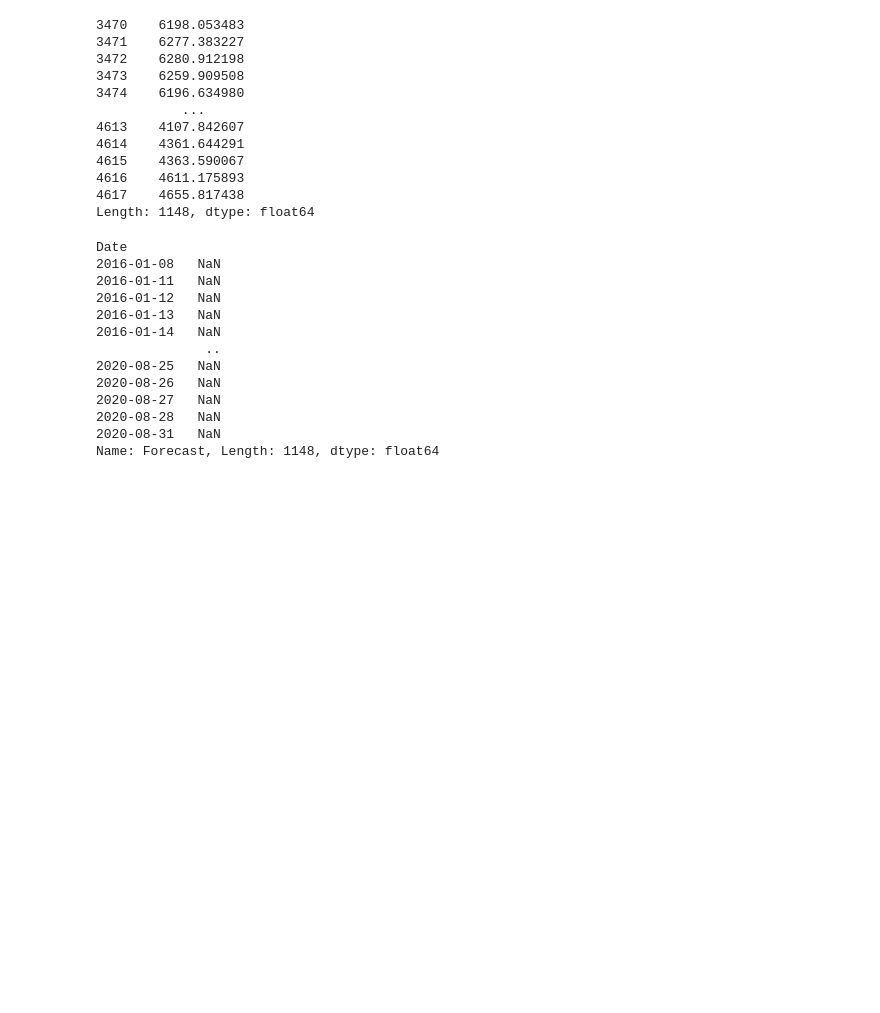
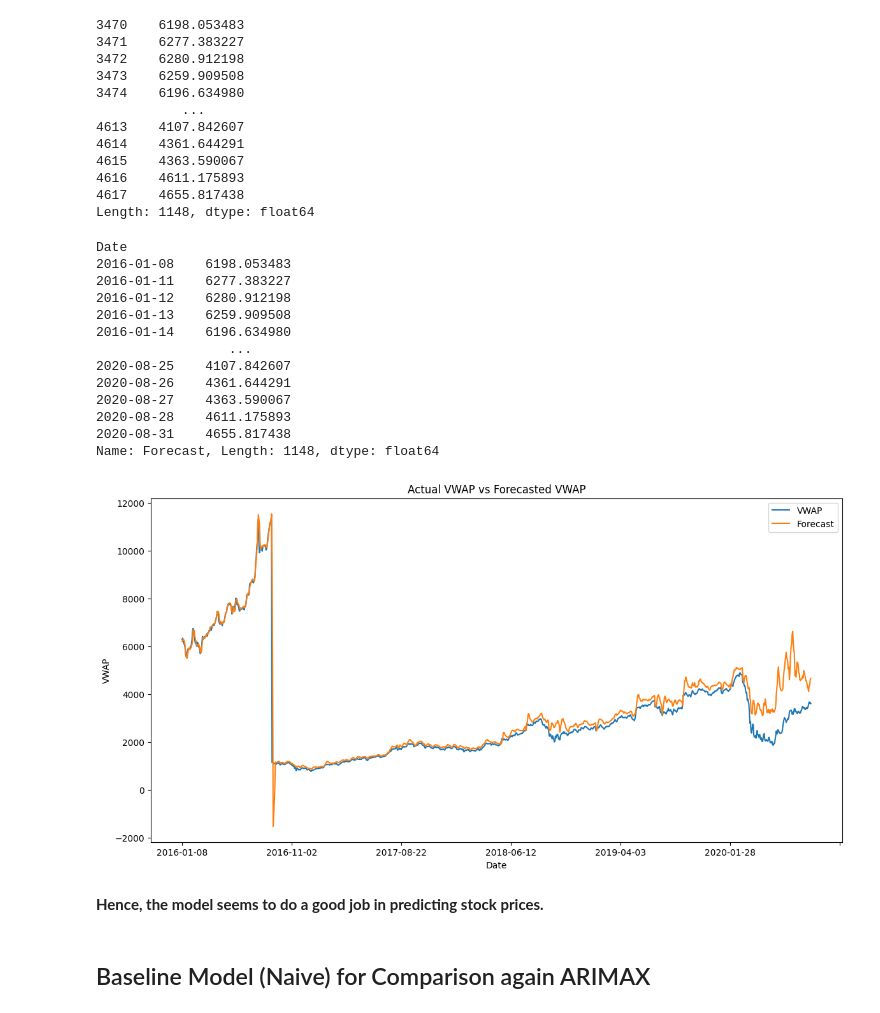
Before and after one commit to suyogshresthaa/Stock-Price-Prediction, a Jupyter notebook: ml_prediction.ipynb, the cells around one changed output. Drawn from its saved outputs; the diff is of its cells as text; code cells hidden in the pictures; blank space fills up the shorter version.

```diff
--- a/ml_prediction.ipynb
+++ b/ml_prediction.ipynb
@@ -278,3 +278,5 @@ Total fit time: 36.938 seconds
+# %%
+test_data = test_data.copy()
 # %%
 ## predicting
 predictions = model.predict(n_periods=len(test_data), X=test_data[features])
@@ -296,20 +298,33 @@ print(predictions)
 4617    4655.817438
 Length: 1148, dtype: float64
 # %%
-test_data['Forecast'] = predictions
+test_data['Forecast'] = predictions.values
 # %%
 test_data['Forecast']
 # %% [output]
 Date
-2016-01-08   NaN
-2016-01-11   NaN
-2016-01-12   NaN
-2016-01-13   NaN
-2016-01-14   NaN
-              ..
-2020-08-25   NaN
-2020-08-26   NaN
-2020-08-27   NaN
-2020-08-28   NaN
-2020-08-31   NaN
+2016-01-08    6198.053483
+2016-01-11    6277.383227
+2016-01-12    6280.912198
+2016-01-13    6259.909508
+2016-01-14    6196.634980
+                 ...
+2020-08-25    4107.842607
+2020-08-26    4361.644291
+2020-08-27    4363.590067
+2020-08-28    4611.175893
+2020-08-31    4655.817438
 Name: Forecast, Length: 1148, dtype: float64
+# %%
+## plotting the actual VWAP and predicted VWAP
+test_data[['VWAP', 'Forecast']].plot(figsize=(14,7))
+plt.xlabel('Date')
+plt.ylabel('VWAP')
+plt.title('Actual VWAP vs Forecasted VWAP')
+plt.show()
+# %% [output]
+[figure, added]
+# %% [markdown]
+**Hence, the model seems to do a good job in predicting stock prices.**
+# %% [markdown]
+## Baseline Model (Naive) for Comparison again ARIMAX
```
Also changed, not shown: parts of 12 cells of this notebook.
